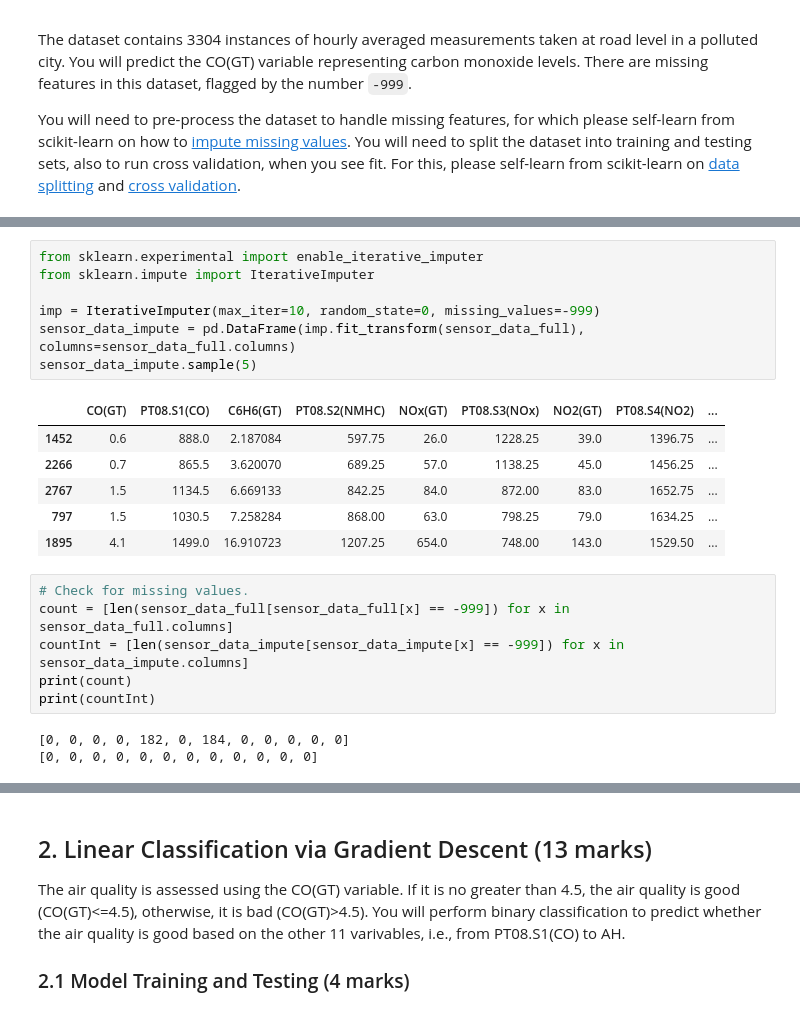
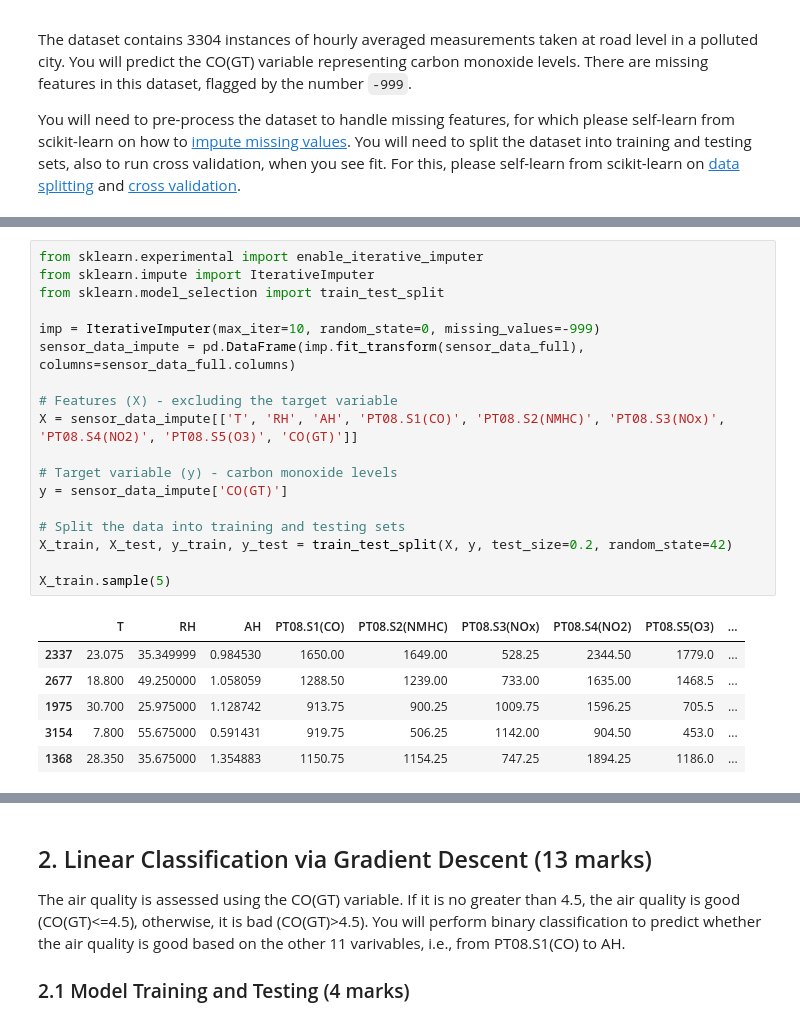
Before and after one commit to orbitaldr0p/COMP24112-Labs, a Jupyter notebook: COMP24112_CW.ipynb, the cells around one changed output, grey strips where cells are left out. Drawn from its saved outputs; the diff is of its cells as text.

```diff
--- a/COMP24112_CW.ipynb
+++ b/COMP24112_CW.ipynb
@@ -36,23 +36,25 @@ sensor_data_full.sample(5)
 # %%
 from sklearn.experimental import enable_iterative_imputer
 from sklearn.impute import IterativeImputer
+from sklearn.model_selection import train_test_split
 
 imp = IterativeImputer(max_iter=10, random_state=0, missing_values=-999)
 sensor_data_impute = pd.DataFrame(imp.fit_transform(sensor_data_full), columns=sensor_data_full.columns)
-sensor_data_impute.sample(5)
+
+# Features (X) - excluding the target variable
+X = sensor_data_impute[['T', 'RH', 'AH', 'PT08.S1(CO)', 'PT08.S2(NMHC)', 'PT08.S3(NOx)', 'PT08.S4(NO2)', 'PT08.S5(O3)', 'CO(GT)']]
+
+# Target variable (y) - carbon monoxide levels
+y = sensor_data_impute['CO(GT)']
+
+# Split the data into training and testing sets
+X_train, X_test, y_train, y_test = train_test_split(X, y, test_size=0.2, random_state=42)
+
+X_train.sample(5)
 # %% [output]
-|  | CO(GT) | PT08.S1(CO) | C6H6(GT) | PT08.S2(NMHC) | NOx(GT) | PT08.S3(NOx) | NO2(GT) | PT08.S4(NO2) | ... |
-| 1452 | 0.6 | 888.0 | 2.187084 | 597.75 | 26.0 | 1228.25 | 39.0 | 1396.75 | ... |
-| 2266 | 0.7 | 865.5 | 3.620070 | 689.25 | 57.0 | 1138.25 | 45.0 | 1456.25 | ... |
-| 2767 | 1.5 | 1134.5 | 6.669133 | 842.25 | 84.0 | 872.00 | 83.0 | 1652.75 | ... |
-| 797 | 1.5 | 1030.5 | 7.258284 | 868.00 | 63.0 | 798.25 | 79.0 | 1634.25 | ... |
-| 1895 | 4.1 | 1499.0 | 16.910723 | 1207.25 | 654.0 | 748.00 | 143.0 | 1529.50 | ... |
+|  | T | RH | AH | PT08.S1(CO) | PT08.S2(NMHC) | PT08.S3(NOx) | PT08.S4(NO2) | PT08.S5(O3) | ... |
+| 2337 | 23.075 | 35.349999 | 0.984530 | 1650.00 | 1649.00 | 528.25 | 2344.50 | 1779.0 | ... |
+| 2677 | 18.800 | 49.250000 | 1.058059 | 1288.50 | 1239.00 | 733.00 | 1635.00 | 1468.5 | ... |
+| 1975 | 30.700 | 25.975000 | 1.128742 | 913.75 | 900.25 | 1009.75 | 1596.25 | 705.5 | ... |
+| 3154 | 7.800 | 55.675000 | 0.591431 | 919.75 | 506.25 | 1142.00 | 904.50 | 453.0 | ... |
+| 1368 | 28.350 | 35.675000 | 1.354883 | 1150.75 | 1154.25 | 747.25 | 1894.25 | 1186.0 | ... |
-# %%
-# Check for missing values.
-count = [len(sensor_data_full[sensor_data_full[x] == -999]) for x in sensor_data_full.columns]
-countInt = [len(sensor_data_impute[sensor_data_impute[x] == -999]) for x in sensor_data_impute.columns]
-print(count)
-print(countInt)
-# %% [output]
-[0, 0, 0, 0, 182, 0, 184, 0, 0, 0, 0, 0]
-[0, 0, 0, 0, 0, 0, 0, 0, 0, 0, 0, 0]
```
Also changed, not shown: parts of 5 cells of this notebook.
